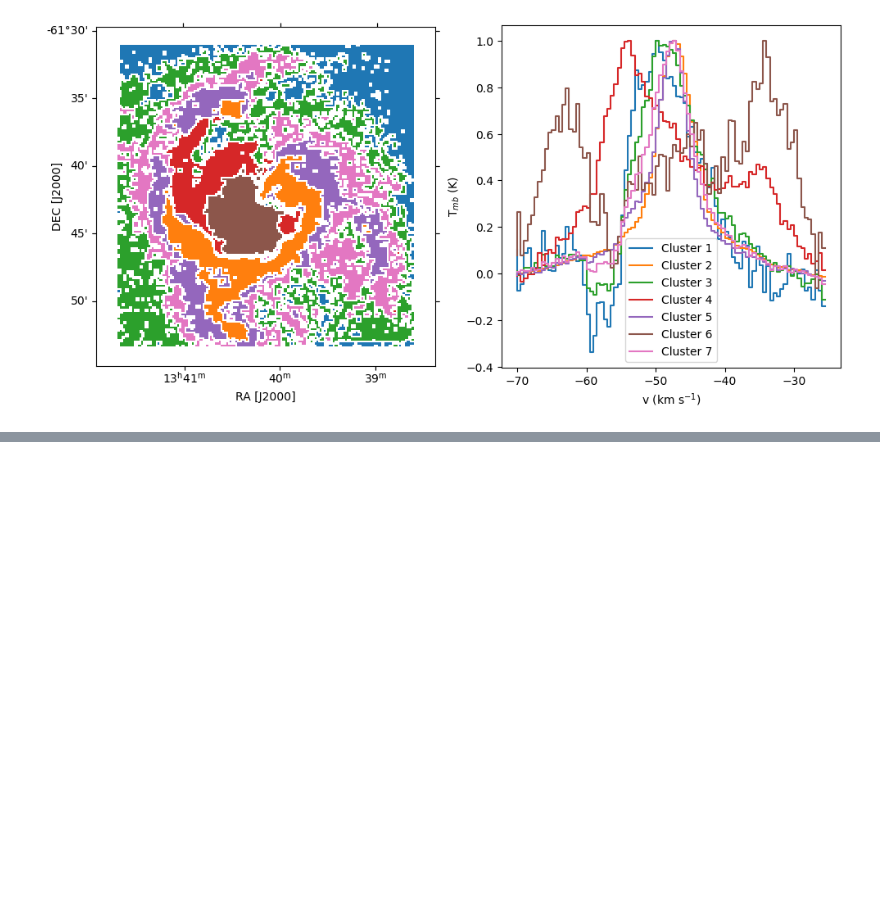
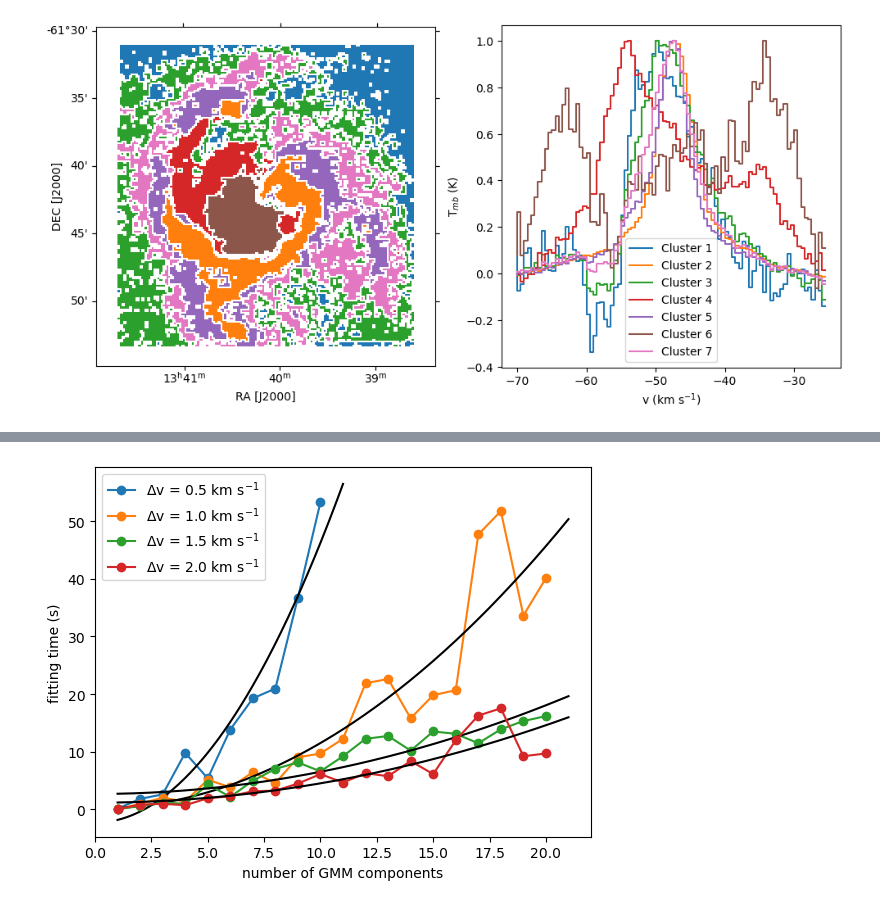
Before and after one commit to lmlb-astro/GMM, a Jupyter notebook: example_GMM_fit.ipynb, the cells around one changed output, grey strips where cells are left out. Cells and saved outputs as stored; diff of their text form; code cells hidden in the pictures; blank space fills up the shorter version.

```diff
--- a/example_GMM_fit.ipynb
+++ b/example_GMM_fit.ipynb
@@ -229,0 +298,17 @@ for time_list, n_comp in zip(time_lists, n_comp_lists):
+# %%
+## study the time evolution for the different resampling values with a quadratic fit
+plt.plot(n_comp_list_orig, time_list_orig, 'o-', label = '{dv} = {vel} km {sm}'.format(dv = '$\Delta$v', vel = round(dv, 1), sm = 's$^{-1}$'))
+plt.plot(x_plot_orig, quad_fit_orig, 'k-')
+for time_list, n_comp, dv_resamp, quad_fit in zip(time_lists, n_comp_lists, dv_resamps, quad_fits):
+    ## plot the needed time
+    plt.plot(n_comp, time_list, 'o-', label = '{dv} = {vel} km {sm}'.format(dv = '$\Delta$v', vel = round(dv_resamp, 1), sm = 's$^{-1}$'))
+
+    ## plot the fitted linear function
+    plt.plot(x_plot, quad_fit, 'k-')
+
+plt.xlabel('number of GMM components')
+plt.ylabel('fitting time (s)')
+plt.legend()
+plt.show()
+# %% [output]
+[figure, added]
```
Also changed, not shown: parts of 14 cells of this notebook, 1 other file.
